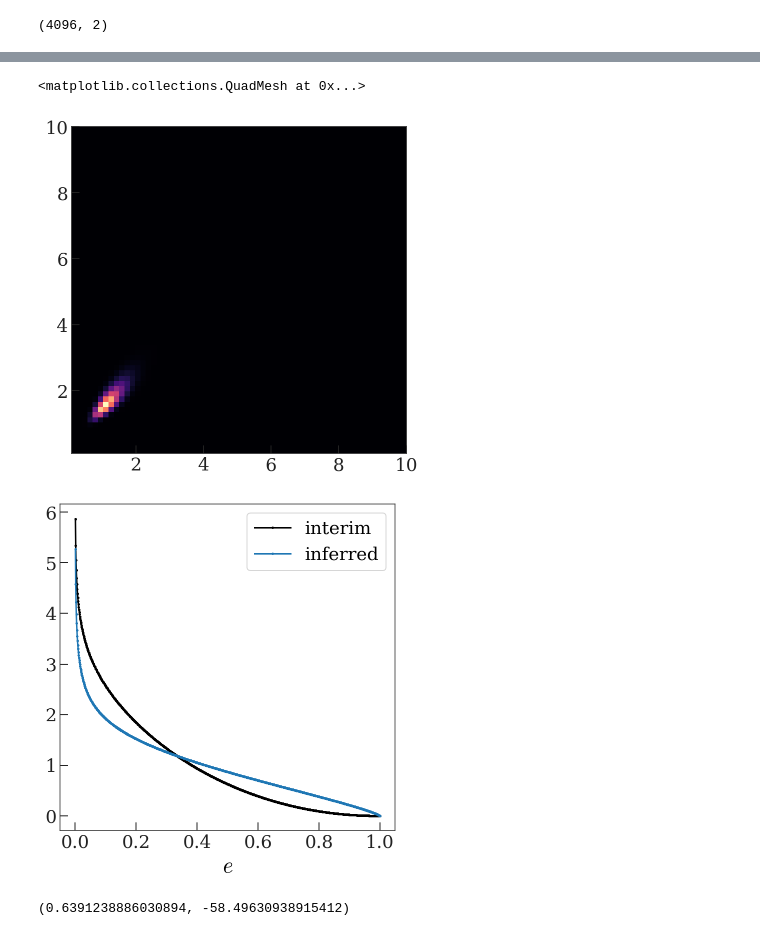
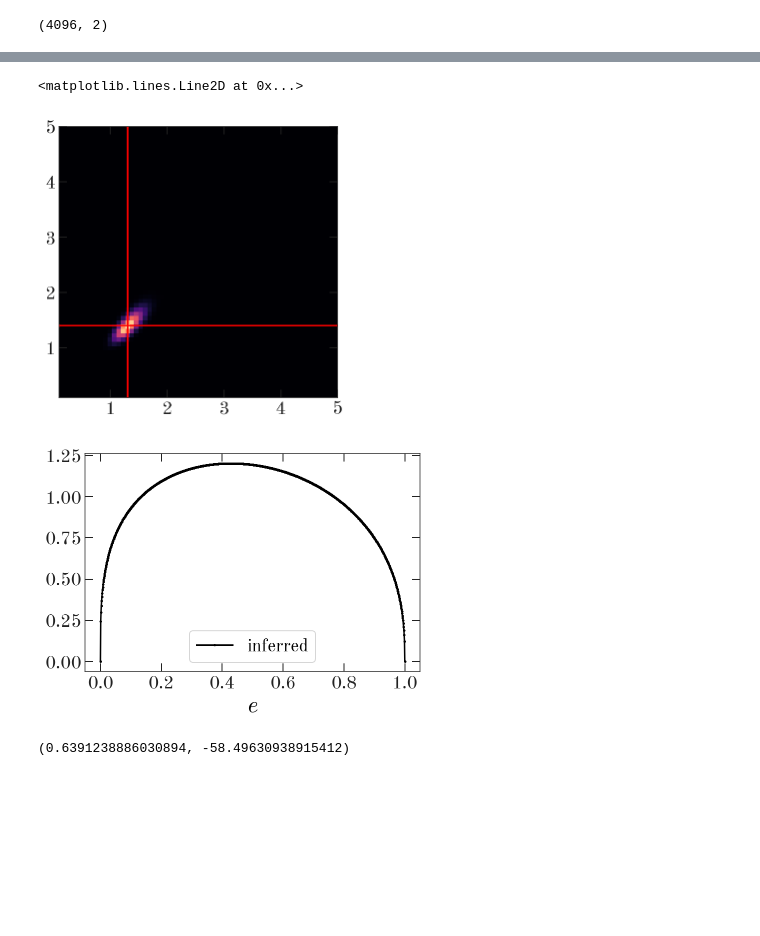
Before and after one commit to adrn/apogee-dr16-vac, a Jupyter notebook: notebooks/Long-P-eccentricity-testing.ipynb, the cells around one changed output, grey strips where cells are left out. Saved outputs shown, nothing was run; the diff lists cells and outputs as text; code cells hidden in the pictures; blank space fills up the shorter version.

Commit message:
update figures

```diff
--- a/notebooks/Long-P-eccentricity-testing.ipynb
+++ b/notebooks/Long-P-eccentricity-testing.ipynb
@@ -89,0 +87,9 @@ plt.axvline(0.4)
+# %%
+fig, ax = plt.subplots(1, 1, figsize=(6, 5))
+for samples in all_samples:
+    ax.plot(samples['P'].value, samples['e'],
+            marker='o', mew=0, ms=1,
+            ls='none', alpha=0.3, color='k')
+ax.set_xscale('log')
+ax.set_xlim(90, 1e4)
+ax.set_ylim(0, 1)
@@ -104,0 +113,4 @@ len(meta_bin)
+# %%
+# meta_bin = meta[bin_mask]
+meta_bin = meta[all_mask & meta['mcmc_success'] & (meta['MAP_P'] > 100)]
+len(meta_bin)
@@ -131,3 +147,6 @@ for n, row in enumerate(tqdm(meta_bin)):
+# %%
+P_min = 100
+K_min = 1
 # %%
 e_nk = samples_nk['e'].copy()
 
@@ -179,8 +198,8 @@ def ln_prob(p, e_nk, K_n, b_n, ln_prior0):
     return lp + ll
 # %%
 _ngrid = 64
-a_b_grid = map(np.ravel, np.meshgrid(np.linspace(0.1, 10, _ngrid),
-                                     np.linspace(0.1, 10, _ngrid)))
+a_b_grid = map(np.ravel, np.meshgrid(np.linspace(0.1, 5, _ngrid),
+                                     np.linspace(0.1, 5, _ngrid)))
 a_b_grid = np.stack(list(a_b_grid)).T
 a_b_grid.shape
 # %% [output]
@@ -193,19 +214,22 @@ ll_grid = np.array(ll_grid).reshape(_ngrid, _ngrid)
 # %%
+plt.figure(figsize=(5, 5))
 plt.pcolormesh(a_b_grid[:, 0].reshape(_ngrid, _ngrid),
                a_b_grid[:, 1].reshape(_ngrid, _ngrid),
                np.exp(ll_grid))
+plt.axvline(1.3, color='r')
+plt.axhline(1.4, color='r')
 # %% [output]
-<matplotlib.collections.QuadMesh at 0x...>
+<matplotlib.lines.Line2D at 0x...>
-[figure, old version]
+[figure, new version]
 # %%
 e_grid = np.linspace(0, 1, 1024)
-plt.plot(e_grid, np.exp(beta_logpdf(e_grid, *np.mean(sampler.chain[:, 0, :], axis=0))), label='interim')
-plt.plot(e_grid, np.exp(beta_logpdf(e_grid, .8, 1.8)), label='inferred')
+# plt.plot(e_grid, np.exp(beta_logpdf(e_grid, *np.mean(sampler.chain[:, 0, :], axis=0))), label='interim')
+plt.plot(e_grid, np.exp(beta_logpdf(e_grid, 1.3, 1.4)), label='inferred')
 plt.xlabel('$e$')
 plt.legend(fontsize=18)
 plt.gcf().set_facecolor('w')
 # %% [output]
-[figure, old version]
+[figure, new version]
 # %%
 ln_likelihood([0.89, 3.03], *args).sum(), ln_likelihood([8.75, 3.3], *args).sum()
 # %% [output]
```
Also changed, not shown: parts of 20 cells of this notebook, 7 other files.
